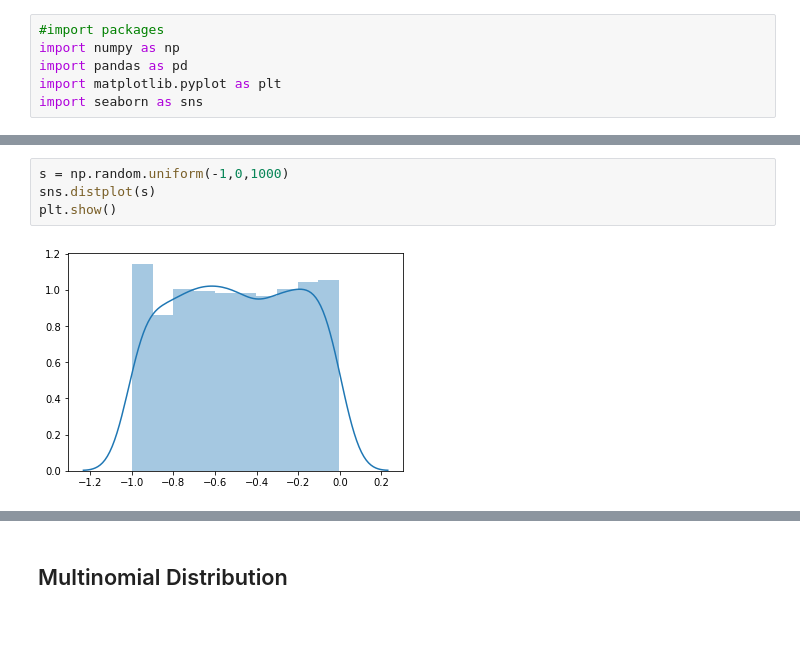
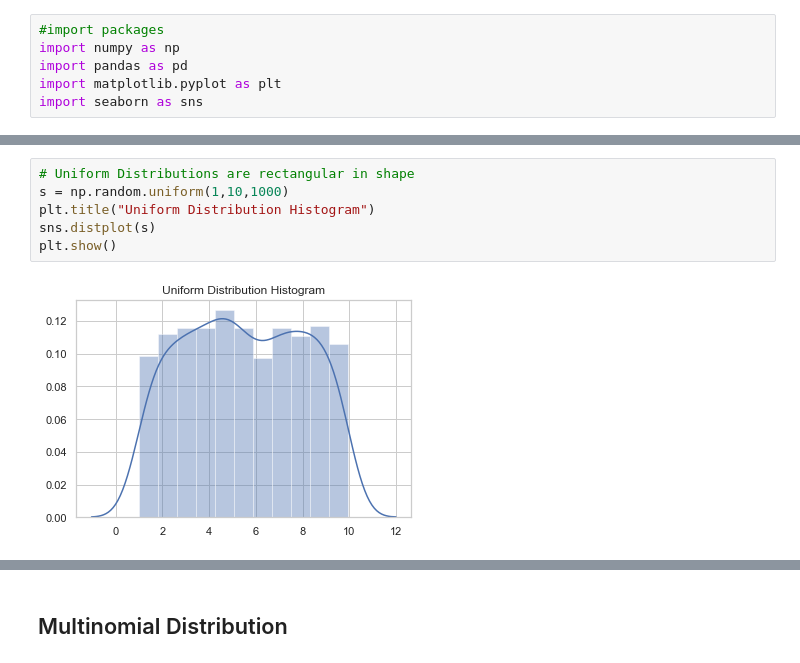
Before and after one commit to RitRa/Numpy_random, a Jupyter notebook: Distributions.ipynb, the cells around one changed output, grey strips where cells are left out. Cells and saved outputs as stored; diff of their text form; blank space fills up the shorter version.

Commit message:
updated distributions and update to new version of seaborn

```diff
--- a/Distributions.ipynb
+++ b/Distributions.ipynb
@@ -11,6 +22,8 @@ import seaborn as sns
 # %%
-s = np.random.uniform(-1,0,1000)
+# Uniform Distributions are rectangular in shape
+s = np.random.uniform(1,10,1000)
+plt.title("Uniform Distribution Histogram")
 sns.distplot(s)
 plt.show()
 # %% [output]
-[figure, old version]
+[figure, new version]
```
Also changed, not shown: parts of 11 cells of this notebook, 1 other file.
